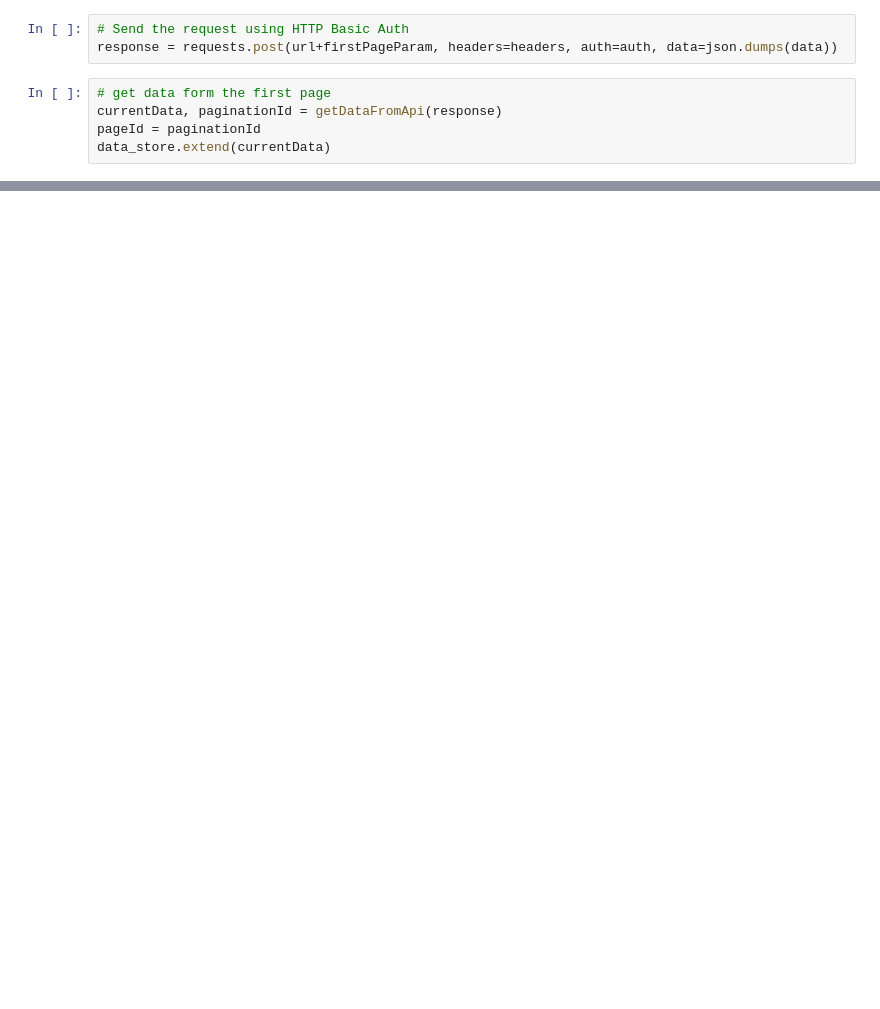
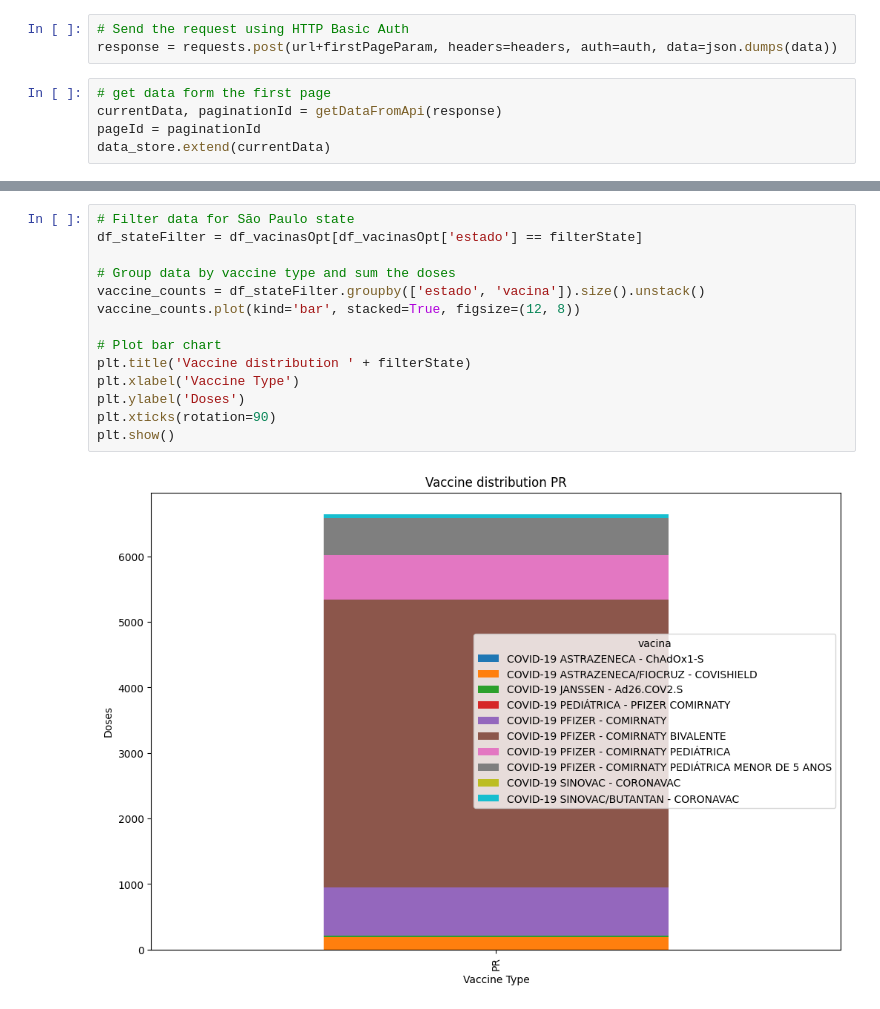
Before and after one commit to ErikZA/Adventch-cliente, a Jupyter notebook: appSus.ipynb, the cells around one changed output, grey strips where cells are left out. Cells and saved outputs as stored; diff of their text form; blank space fills up the shorter version.

```diff
--- a/appSus.ipynb
+++ b/appSus.ipynb
@@ -70,0 +197,16 @@ df_vacinasOpt
+# %%
+# Filter data for São Paulo state
+df_stateFilter = df_vacinasOpt[df_vacinasOpt['estado'] == filterState]
+
+# Group data by vaccine type and sum the doses
+vaccine_counts = df_stateFilter.groupby(['estado', 'vacina']).size().unstack()
+vaccine_counts.plot(kind='bar', stacked=True, figsize=(12, 8))
+
+# Plot bar chart
+plt.title('Vaccine distribution ' + filterState)
+plt.xlabel('Vaccine Type')
+plt.ylabel('Doses')
+plt.xticks(rotation=90)
+plt.show()
+# %% [output]
+[figure, added]
```
Also changed, not shown: parts of 16 cells of this notebook.
